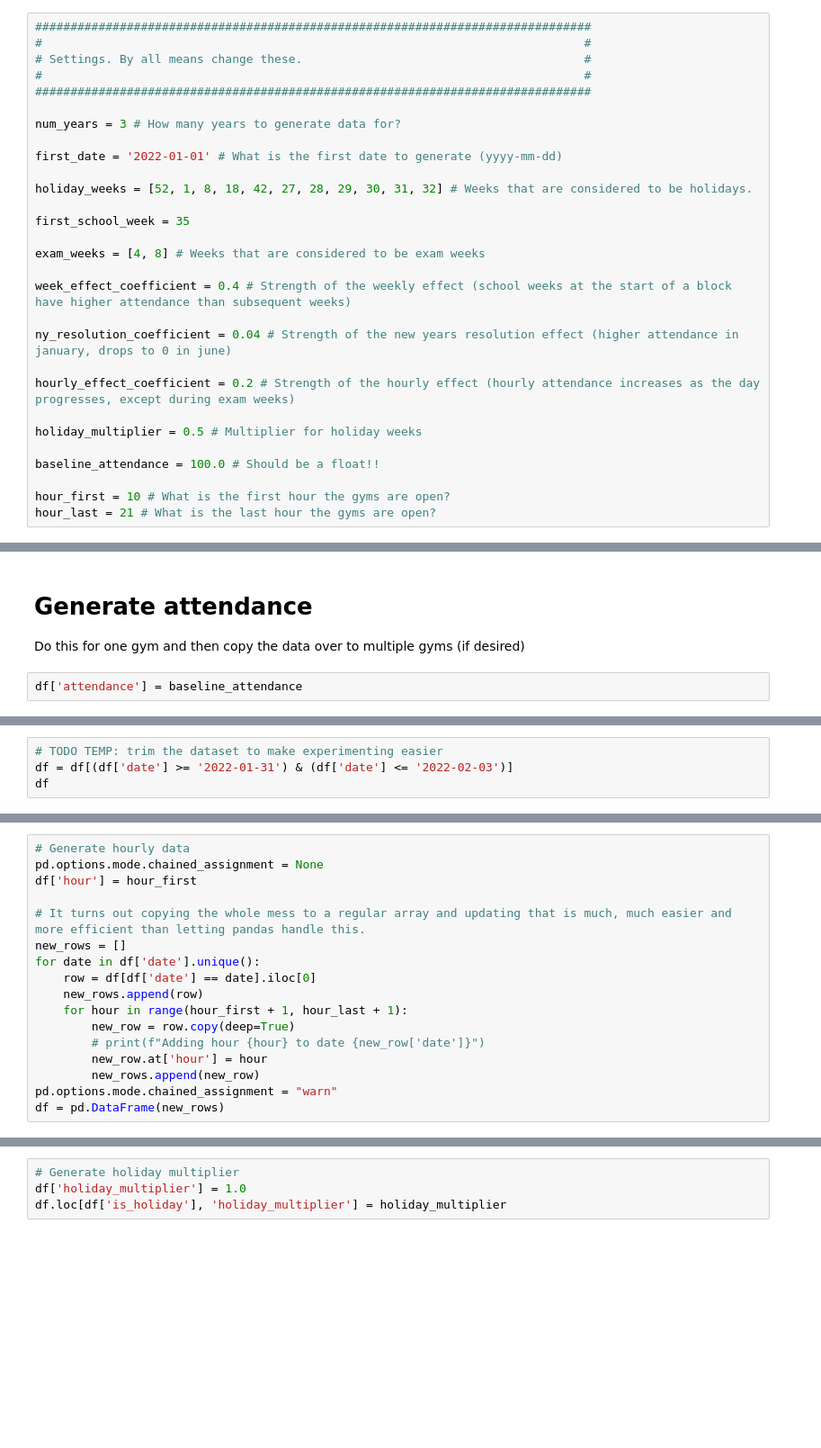
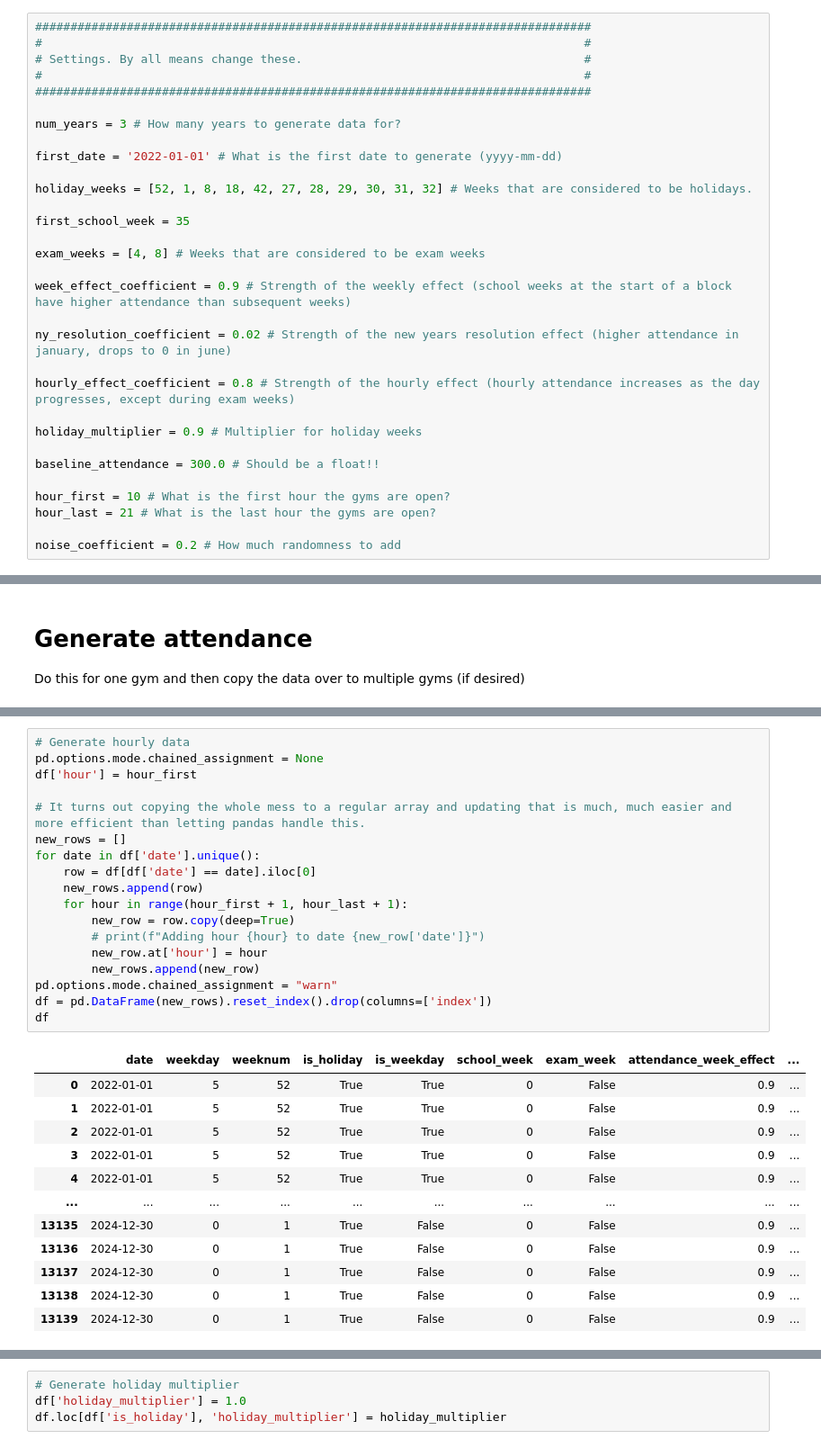
Before and after one commit to mcdejonge/data-prop, a Jupyter notebook: generate_student_sport_data.ipynb, the cells around one changed output, grey strips where cells are left out. Shown: that part at 90% size. Saved outputs shown, nothing was run; the diff lists cells and outputs as text; blank space fills up the shorter version.

```diff
--- a/generate_student_sport_data.ipynb
+++ b/generate_student_sport_data.ipynb
@@ -25,18 +25,20 @@ first_school_week = 35
 
 exam_weeks = [4, 8] # Weeks that are considered to be exam weeks
 
-week_effect_coefficient = 0.4 # Strength of the weekly effect (school weeks at the start of a block have higher attendance than subsequent weeks)
+week_effect_coefficient = 0.9 # Strength of the weekly effect (school weeks at the start of a block have higher attendance than subsequent weeks)
 
-ny_resolution_coefficient = 0.04 # Strength of the new years resolution effect (higher attendance in january, drops to 0 in june)
+ny_resolution_coefficient = 0.02 # Strength of the new years resolution effect (higher attendance in january, drops to 0 in june)
 
-hourly_effect_coefficient = 0.2 # Strength of the hourly effect (hourly attendance increases as the day progresses, except during exam weeks)
+hourly_effect_coefficient = 0.8 # Strength of the hourly effect (hourly attendance increases as the day progresses, except during exam weeks)
 
-holiday_multiplier = 0.5 # Multiplier for holiday weeks
+holiday_multiplier = 0.9 # Multiplier for holiday weeks
 
-baseline_attendance = 100.0 # Should be a float!!
+baseline_attendance = 300.0 # Should be a float!!
 
 hour_first = 10 # What is the first hour the gyms are open?
 hour_last = 21 # What is the last hour the gyms are open?
+
+noise_coefficient = 0.2 # How much randomness to add
 # %% [markdown]
 ## Generate dates
 
@@ -91,8 +93,6 @@ df['exam_week'] = df.apply(lambda row : True if(row['school_week'] in exam_weeks
 # Generate attendance
 
 Do this for one gym and then copy the data over to multiple gyms (if desired)
-# %%
-df['attendance'] = baseline_attendance
 # %%
 # Generate a linear effect for school weeks where attendance gradually drops as the schoolweek number increases,
 # Only do this for non-exam weeks.
@@ -124,4 +123,0 @@ array([0.        , 1.04      , 0.88615385, 0.81384615, 0.74461538,
-# %%
-# TODO TEMP: trim the dataset to make experimenting easier
-df = df[(df['date'] >= '2022-01-31') & (df['date'] <= '2022-02-03')]
-df
@@ -134,17 +124,31 @@ df
 # %%
 # Generate hourly data
 pd.options.mode.chained_assignment = None
 df['hour'] = hour_first
 
 # It turns out copying the whole mess to a regular array and updating that is much, much easier and more efficient than letting pandas handle this.
 new_rows = []
 for date in df['date'].unique():
     row = df[df['date'] == date].iloc[0]
     new_rows.append(row)
     for hour in range(hour_first + 1, hour_last + 1):
         new_row = row.copy(deep=True)
         # print(f"Adding hour {hour} to date {new_row['date']}")
         new_row.at['hour'] = hour
         new_rows.append(new_row)
 pd.options.mode.chained_assignment = "warn"
-df = pd.DataFrame(new_rows)
+df = pd.DataFrame(new_rows).reset_index().drop(columns=['index'])
+df
+# %% [output]
+|  | date | weekday | weeknum | is_holiday | is_weekday | school_week | exam_week | attendance_week_effect | ... |
+| 0 | 2022-01-01 | 5 | 52 | True | True | 0 | False | 0.9 | ... |
+| 1 | 2022-01-01 | 5 | 52 | True | True | 0 | False | 0.9 | ... |
+| 2 | 2022-01-01 | 5 | 52 | True | True | 0 | False | 0.9 | ... |
+| 3 | 2022-01-01 | 5 | 52 | True | True | 0 | False | 0.9 | ... |
+| 4 | 2022-01-01 | 5 | 52 | True | True | 0 | False | 0.9 | ... |
+| ... | ... | ... | ... | ... | ... | ... | ... | ... | ... |
+| 13135 | 2024-12-30 | 0 | 1 | True | False | 0 | False | 0.9 | ... |
+| 13136 | 2024-12-30 | 0 | 1 | True | False | 0 | False | 0.9 | ... |
+| 13137 | 2024-12-30 | 0 | 1 | True | False | 0 | False | 0.9 | ... |
+| 13138 | 2024-12-30 | 0 | 1 | True | False | 0 | False | 0.9 | ... |
+| 13139 | 2024-12-30 | 0 | 1 | True | False | 0 | False | 0.9 | ... |
```
Also changed, not shown: parts of 11 cells of this notebook, 1 other file.
